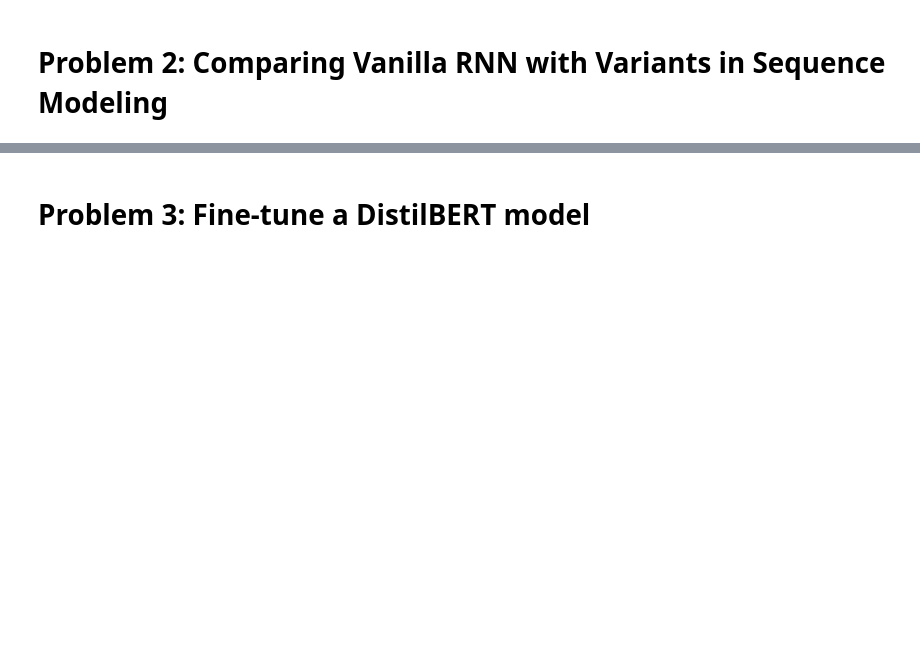
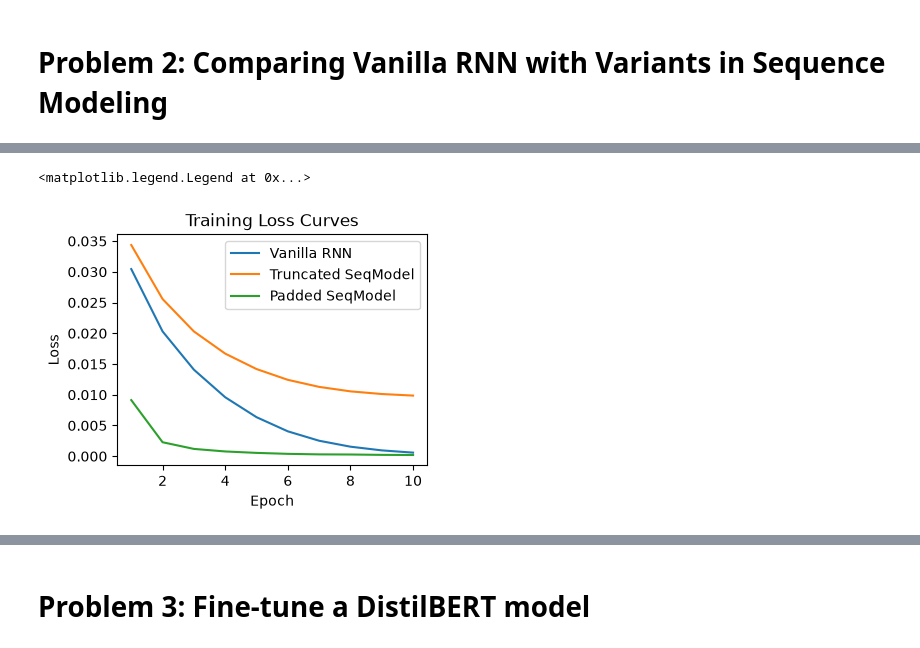
Before and after one commit to montmatt/cs541_hw4, a Jupyter notebook: HW4_matthew_montero.ipynb, the cells around one changed output, grey strips where cells are left out. Drawn from its saved outputs; the diff is of its cells as text; code cells hidden in the pictures; blank space fills up the shorter version.

```diff
--- a/HW4_matthew_montero.ipynb
+++ b/HW4_matthew_montero.ipynb
@@ -570,0 +826,18 @@ Wrote 496 predictions to predictions.csv
+# %%
+# BEGIN YOUR CODE HERE
+# Initialize and train the Sequential NN fixing #timesteps to the
+# maximum sequence length (SequenceModelFixedLen with seq_len=max_length).
+# NOTE: it is OK to use torch.nn.utils.rnn.pad_sequence; make sure to
+# set parameter batch_first correctly.
+
+model_padded = SequenceModelFixedLen(input_size, hidden_size,
+                                     output_size, max_length)
+model_padded, epoch_losses_padded = train(model=model_padded,
+                                          num_epochs=num_epochs,
+                                          lr=learning_rate,
+                                          batch_size=batch_size,
+                                          X_train=X_train,
+                                          y_train=y_train,
+                                          seq_lengths=seq_lengths)
+
+# END YOUR CODE HERE
@@ -570,0 +855,18 @@ Wrote 496 predictions to predictions.csv
+# %%
+plt.figure(figsize=(4, 3))
+
+# BEGIN YOUR CODE HERE
+# Plot the recorded per-epoch training (and validation) loss curves for
+# all three models on the same axes, for comparison.
+plt.plot(range(1, num_epochs + 1), epoch_losses_vanilla, label='Vanilla RNN')
+plt.plot(range(1, num_epochs + 1), epoch_losses_trunc, label='Truncated SeqModel')
+plt.plot(range(1, num_epochs + 1), epoch_losses_padded, label='Padded SeqModel')
+plt.xlabel('Epoch')
+plt.ylabel('Loss')
+plt.title('Training Loss Curves')
+plt.legend()
+
+# END YOUR CODE HERE
+# %% [output]
+<matplotlib.legend.Legend at 0x...>
+[figure, added]
```
Also changed, not shown: parts of 26 cells of this notebook, 4 other files.
